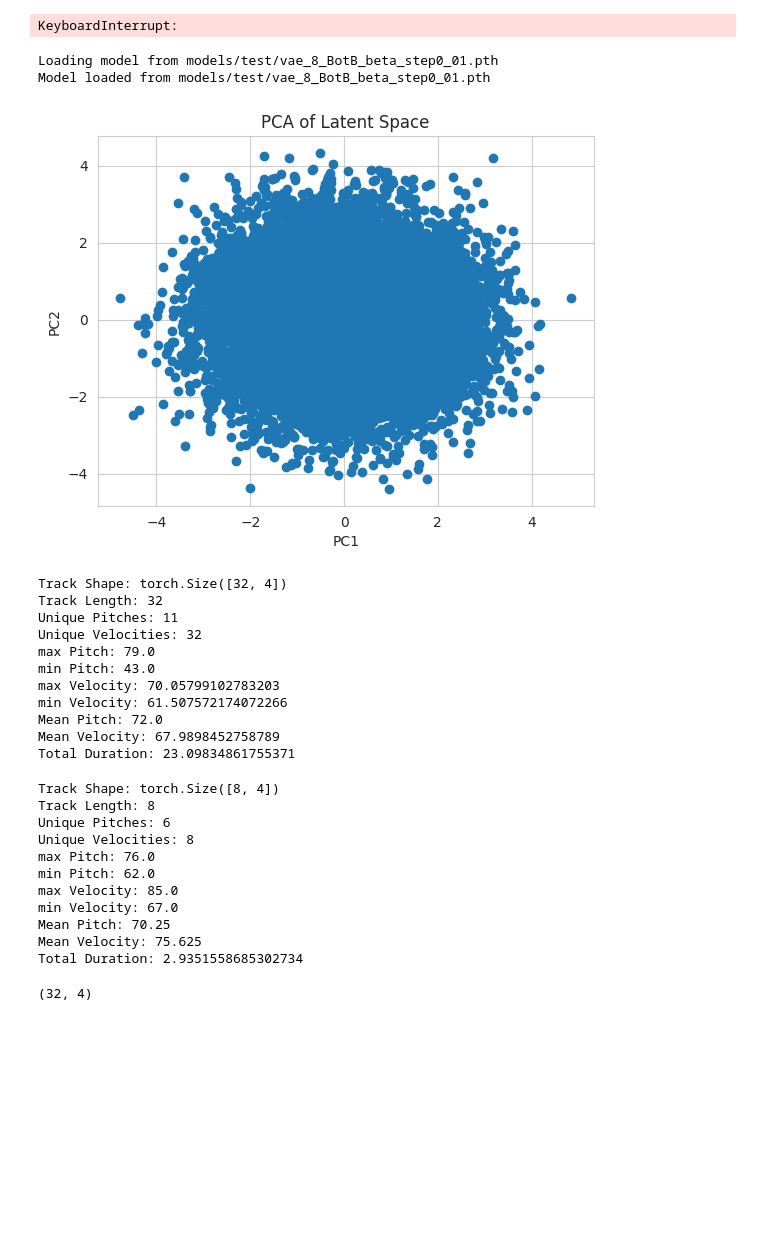
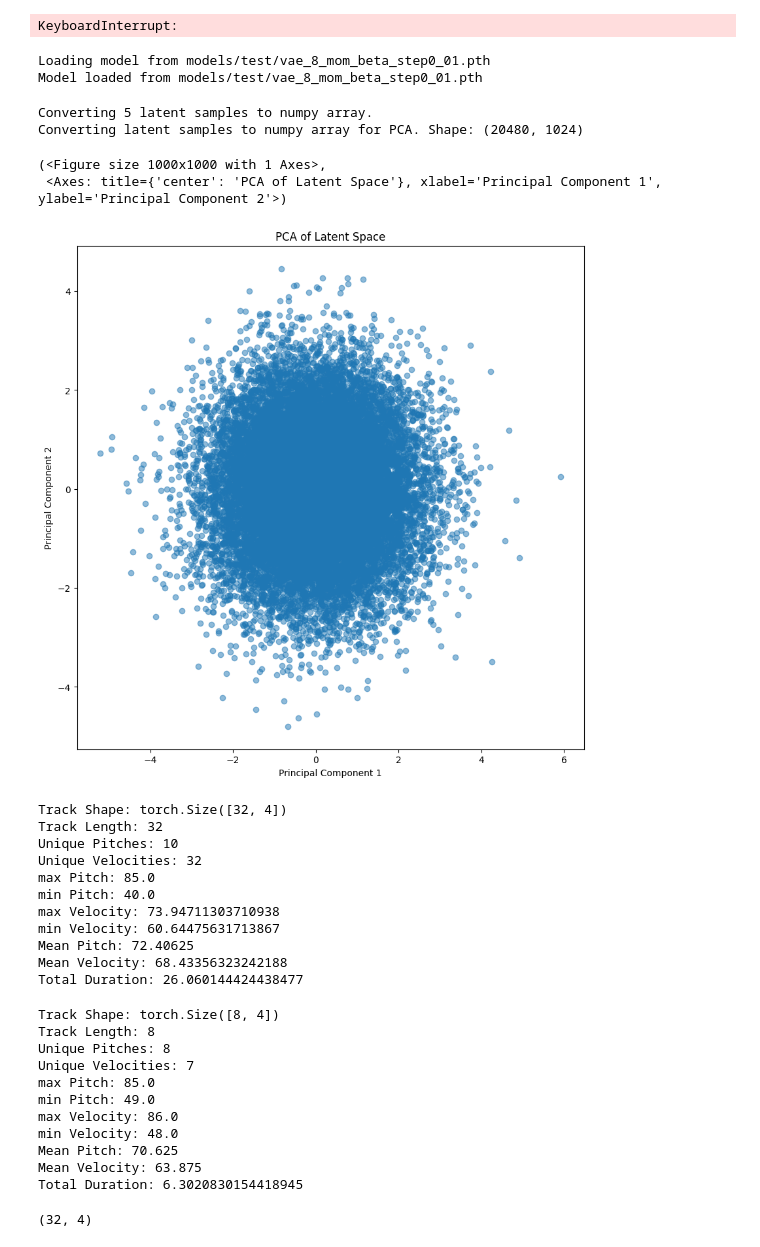
Before and after one commit to T04STER/MidiRepGen, a Jupyter notebook: tests_events.ipynb, the cells around one changed output. Cells and saved outputs as stored; diff of their text form; code cells hidden in the pictures; blank space fills up the shorter version.

```diff
--- a/tests_events.ipynb
+++ b/tests_events.ipynb
@@ -48,6 +48,7 @@ Loaded dataset with 4 396 653 samples.
 from torch.utils.data import DataLoader
 from src.models.representation.vae.encoder.recurrent_encoder import LSTMVaeEncoderPitchEmbedding
 from src.models.representation.vae.decoder.recurrent_decoder import LSTMVaeDecoderWithTeacherForcingPitchEmbedded
+from src.models.representation.vae.decoder.mom_vae_decoder import MomVaeDecoder
 import torch
 from src.models.representation.vae.vae_loss import VaeLossWithCrossEntropy
 import torch_optimizer
@@ -58,7 +59,7 @@ ENC_HIDDEN_DIM = 16 * 4
 DEC_HIDDEN_DIM = 16 * 4
 DEC_FC_OUTPUT = 32
 ENC_DEC_LAYERS = 4
-RUN_NAME = f"test/vae_8_BotB_beta_step0_01"
+RUN_NAME = f"test/vae_8_mom_beta_step0_01"
 
 
 log_hyperparams = {
@@ -79,7 +80,7 @@ encoder = LSTMVaeEncoderPitchEmbedding(
     pitch_embedding_dim=4,
     dropout=0.5,
 )
-decoder = LSTMVaeDecoderWithTeacherForcingPitchEmbeddedResidualMemory(
+decoder = MomVaeDecoder(
     LATENT_DIM,
     DEC_HIDDEN_DIM,
     DEC_FC_OUTPUT,
@@ -179,36 +180,42 @@ KeyboardInterrupt:
 # trainer.save_model(f"models/")
 trainer.load_model(f"models/{RUN_NAME}.pth")
 # %% [output]
-Loading model from models/test/vae_8_BotB_beta_step0_01.pth
-Model loaded from models/test/vae_8_BotB_beta_step0_01.pth
+Loading model from models/test/vae_8_mom_beta_step0_01.pth
+Model loaded from models/test/vae_8_mom_beta_step0_01.pth
 # %%
 import matplotlib.pyplot as plt
 import numpy as np
 from sklearn.decomposition import PCA
 from tqdm import tqdm
 
+from src.common.diagnostic.latent.latent_visualization import plot_pca
 
-vae.eval()
 
 def disable_teacher_forcing(vae ):
     """
     Disable teacher forcing in the VAE model.
     """
     vae.decoder.teacher_forcing_ratio = 0
     vae.decoder.teacher_forcing_decrease = 0
 
 
-vae.eval()
 disable_teacher_forcing(vae)
+
+
 eg_samples = []
 for i in tqdm(range(5)):
     t = next(iter(midi_dataloader))
-    mu, logvar = vae.encoder(t.cuda())
-    eg_samples.append((mu, logvar))
+    latents = vae.encode_with_reparameterization(t.cuda())
+    eg_samples.append(latents)
+
 
 plot_pca(eg_samples)
 # %% [output]
+Converting 5 latent samples to numpy array.
+Converting latent samples to numpy array for PCA. Shape: (20480, 1024)
+(<Figure size 1000x1000 with 1 Axes>,
+ <Axes: title={'center': 'PCA of Latent Space'}, xlabel='Principal Component 1', ylabel='Principal Component 2'>)
-[figure, old version]
+[figure, new version]
 # %%
 import pretty_midi
 
@@ -266,29 +273,29 @@ print_track_stats(eg_track[0])
 # %% [output]
 Track Shape: torch.Size([32, 4])
 Track Length: 32
-Unique Pitches: 11
+Unique Pitches: 10
 Unique Velocities: 32
-max Pitch: 79.0
-min Pitch: 43.0
-max Velocity: 70.05799102783203
-min Velocity: 61.507572174072266
-Mean Pitch: 72.0
-Mean Velocity: 67.9898452758789
-Total Duration: 23.09834861755371
+max Pitch: 85.0
+min Pitch: 40.0
+max Velocity: 73.94711303710938
+min Velocity: 60.64475631713867
+Mean Pitch: 72.40625
+Mean Velocity: 68.43356323242188
+Total Duration: 26.060144424438477
 # %%
 print_track_stats(t[0])
 # %% [output]
 Track Shape: torch.Size([8, 4])
 Track Length: 8
-Unique Pitches: 6
-Unique Velocities: 8
-max Pitch: 76.0
-min Pitch: 62.0
-max Velocity: 85.0
-min Velocity: 67.0
-Mean Pitch: 70.25
-Mean Velocity: 75.625
-Total Duration: 2.9351558685302734
+Unique Pitches: 8
+Unique Velocities: 7
+max Pitch: 85.0
+min Pitch: 49.0
+max Velocity: 86.0
+min Velocity: 48.0
+Mean Pitch: 70.625
+Mean Velocity: 63.875
+Total Duration: 6.3020830154418945
 # %%
 import pretty_midi
 
```
Also changed, not shown: parts of 17 cells of this notebook, 7 other files.
